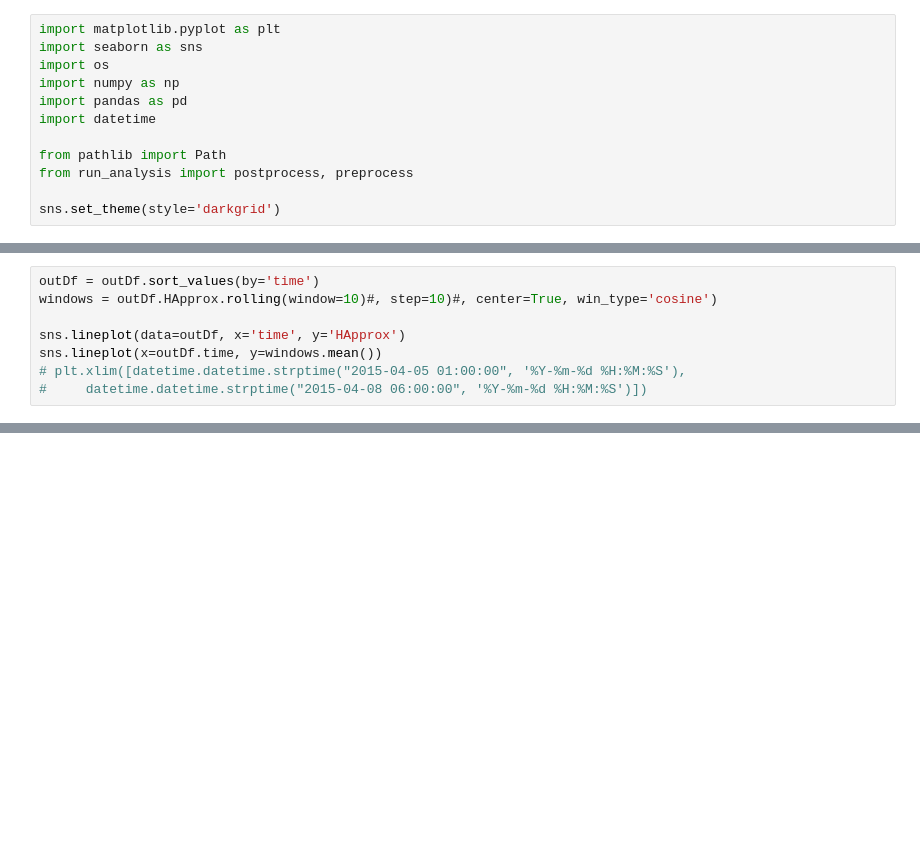
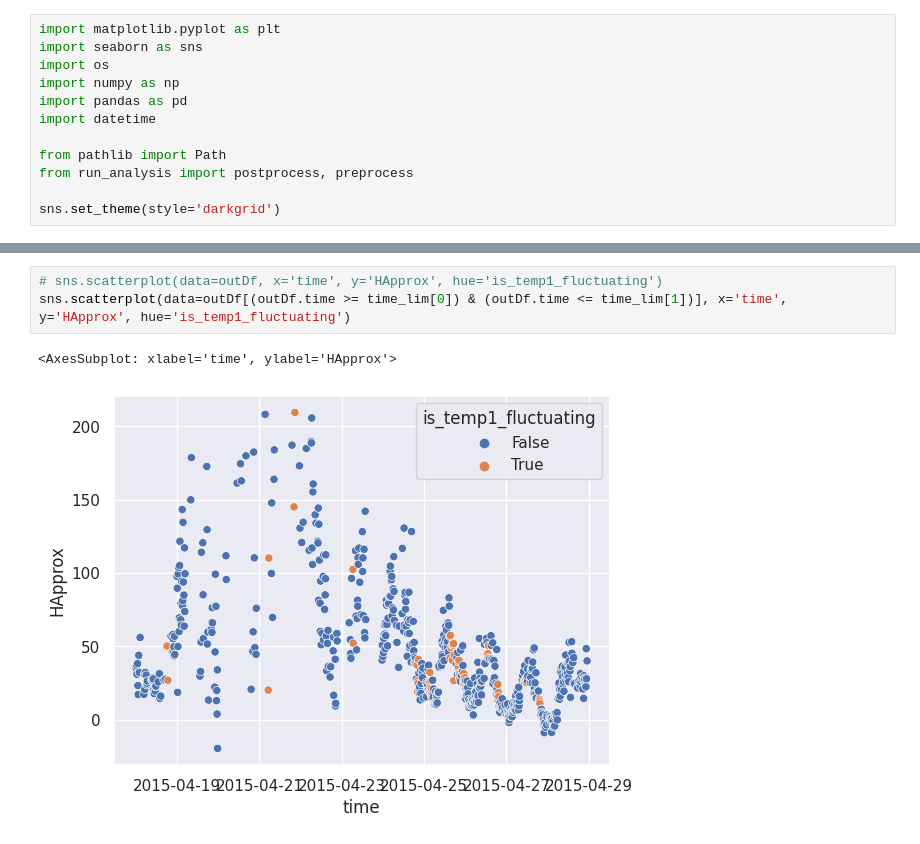
Before and after one commit to Michal-Novomestsky/MetOceanTools, a Jupyter notebook: Data_Analysis.ipynb, the cells around one changed output, grey strips where cells are left out. Drawn from its saved outputs; the diff is of its cells as text; blank space fills up the shorter version.

```diff
--- a/Data_Analysis.ipynb
+++ b/Data_Analysis.ipynb
@@ -60,8 +48,0 @@ ValueError: Could not interpret value `crr` for parameter `y`
-# %%
-outDf = outDf.sort_values(by='time')
-windows = outDf.HApprox.rolling(window=10)#, step=10)#, center=True, win_type='cosine')
-
-sns.lineplot(data=outDf, x='time', y='HApprox')
-sns.lineplot(x=outDf.time, y=windows.mean())
-# plt.xlim([datetime.datetime.strptime("2015-04-05 01:00:00", '%Y-%m-%d %H:%M:%S'),
-#     datetime.datetime.strptime("2015-04-08 06:00:00", '%Y-%m-%d %H:%M:%S')])
@@ -112,0 +65,6 @@ plt.show()
+# %%
+# sns.scatterplot(data=outDf, x='time', y='HApprox', hue='is_temp1_fluctuating')
+sns.scatterplot(data=outDf[(outDf.time >= time_lim[0]) & (outDf.time <= time_lim[1])], x='time', y='HApprox', hue='is_temp1_fluctuating')
+# %% [output]
+<AxesSubplot: xlabel='time', ylabel='HApprox'>
+[figure, added]
```
Also changed, not shown: parts of 19 cells of this notebook, 1 other file.
